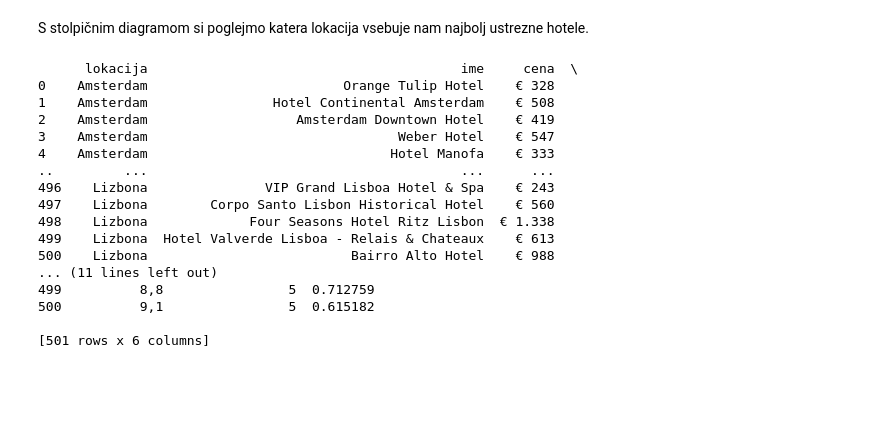
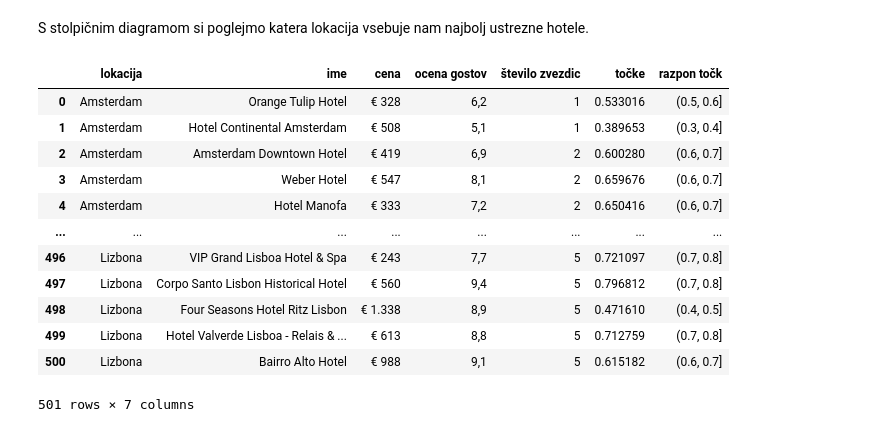
Before and after one commit to MiaCakarova/ProjektnaNaloga_AnalizaHotelovBooking, a Jupyter notebook: analiza_podatkov.ipynb, the cells around one changed output. Drawn from its saved outputs; the diff is of its cells as text; code cells hidden in the pictures; blank space fills up the shorter version.

Commit message:
razponi točk

```diff
--- a/analiza_podatkov.ipynb
+++ b/analiza_podatkov.ipynb
@@ -367,26 +367,25 @@ razvrsti_hotele(lizbona)
 197 rows × 6 columns
 # %% [markdown]
 S stolpičnim diagramom si poglejmo katera lokacija vsebuje nam najbolj ustrezne hotele.
-# %%
-# Združimo tabele v eno
-skupna_tabela = pd.concat([amsterdam, split, lizbona], ignore_index=True)
-
-print(skupna_tabela)
-# %% [output]
-      lokacija                                        ime     cena  \
-0    Amsterdam                         Orange Tulip Hotel    € 328
-1    Amsterdam                Hotel Continental Amsterdam    € 508
-2    Amsterdam                   Amsterdam Downtown Hotel    € 419
-3    Amsterdam                                Weber Hotel    € 547
-4    Amsterdam                               Hotel Manofa    € 333
-..         ...                                        ...      ...
-496    Lizbona               VIP Grand Lisboa Hotel & Spa    € 243
-497    Lizbona        Corpo Santo Lisbon Historical Hotel    € 560
-498    Lizbona             Four Seasons Hotel Ritz Lisbon  € 1.338
-499    Lizbona  Hotel Valverde Lisboa - Relais & Chateaux    € 613
-500    Lizbona                          Bairro Alto Hotel    € 988
-... (11 lines left out)
-499          8,8                5  0.712759
-500          9,1                5  0.615182
-
-[501 rows x 6 columns]
+# %%
+# Združimo tabele v eno
+skupna_tabela = pd.concat([amsterdam, split, lizbona], ignore_index=True)
+
+# Razporedimo hotele v razpone glede na točke
+skupna_tabela['razpon točk'] = pd.cut(skupna_tabela['točke'], bins=[0.3, 0.4, 0.5, 0.6, 0.7, 0.8, 0.9]) # iz zgornjih tabel opazimo, da noben hotel nima manj kot 0.3 točk oz več kot 0.9 točk
+
+skupna_tabela
+# %% [output]
+|  | lokacija | ime | cena | ocena gostov | število zvezdic | točke | razpon točk |
+| 0 | Amsterdam | Orange Tulip Hotel | € 328 | 6,2 | 1 | 0.533016 | (0.5, 0.6] |
+| 1 | Amsterdam | Hotel Continental Amsterdam | € 508 | 5,1 | 1 | 0.389653 | (0.3, 0.4] |
+| 2 | Amsterdam | Amsterdam Downtown Hotel | € 419 | 6,9 | 2 | 0.600280 | (0.6, 0.7] |
+| 3 | Amsterdam | Weber Hotel | € 547 | 8,1 | 2 | 0.659676 | (0.6, 0.7] |
+| 4 | Amsterdam | Hotel Manofa | € 333 | 7,2 | 2 | 0.650416 | (0.6, 0.7] |
+| ... | ... | ... | ... | ... | ... | ... | ... |
+| 496 | Lizbona | VIP Grand Lisboa Hotel & Spa | € 243 | 7,7 | 5 | 0.721097 | (0.7, 0.8] |
+| 497 | Lizbona | Corpo Santo Lisbon Historical Hotel | € 560 | 9,4 | 5 | 0.796812 | (0.7, 0.8] |
+| 498 | Lizbona | Four Seasons Hotel Ritz Lisbon | € 1.338 | 8,9 | 5 | 0.471610 | (0.4, 0.5] |
+| 499 | Lizbona | Hotel Valverde Lisboa - Relais & ... | € 613 | 8,8 | 5 | 0.712759 | (0.7, 0.8] |
+| 500 | Lizbona | Bairro Alto Hotel | € 988 | 9,1 | 5 | 0.615182 | (0.6, 0.7] |
+501 rows × 7 columns
```
